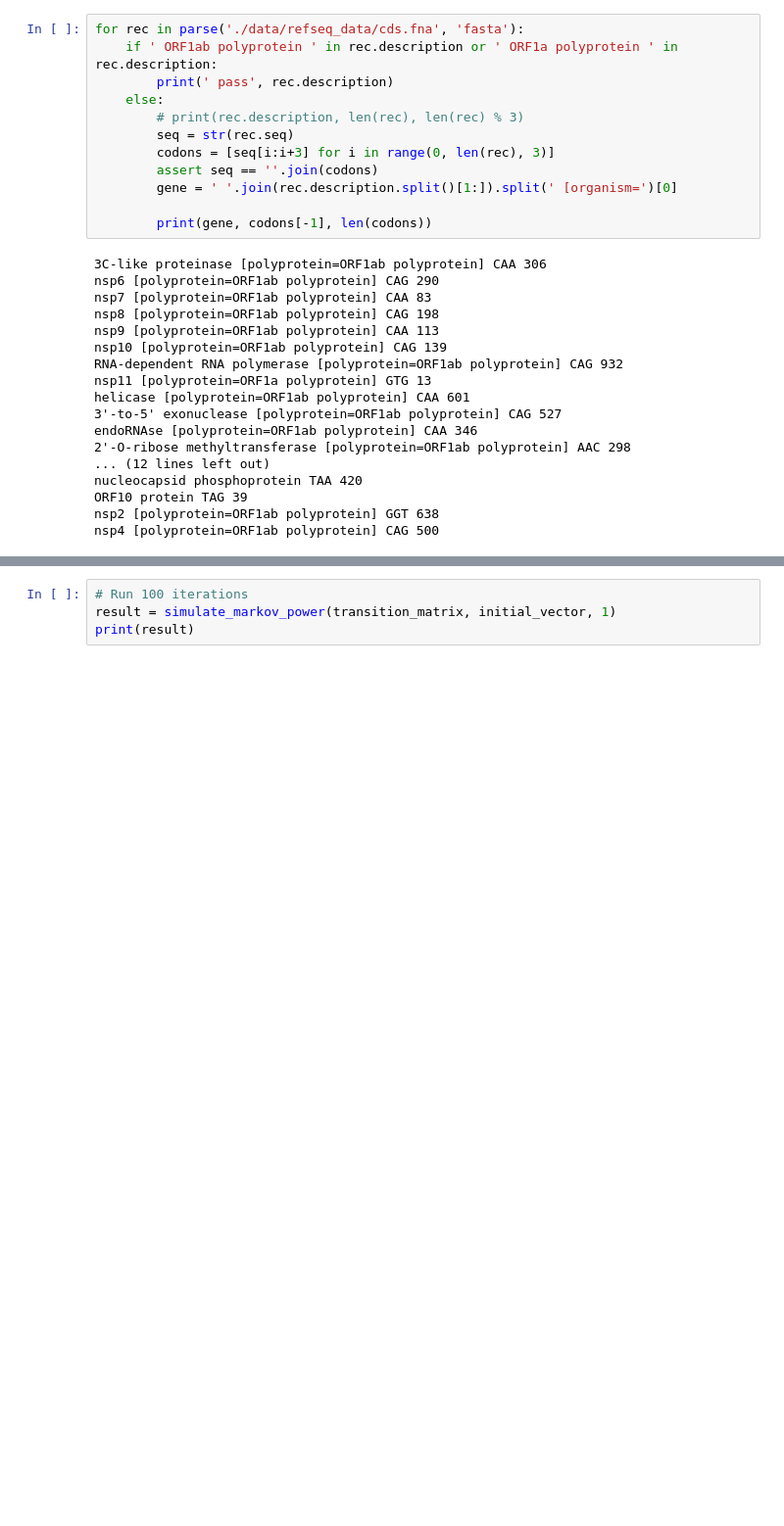
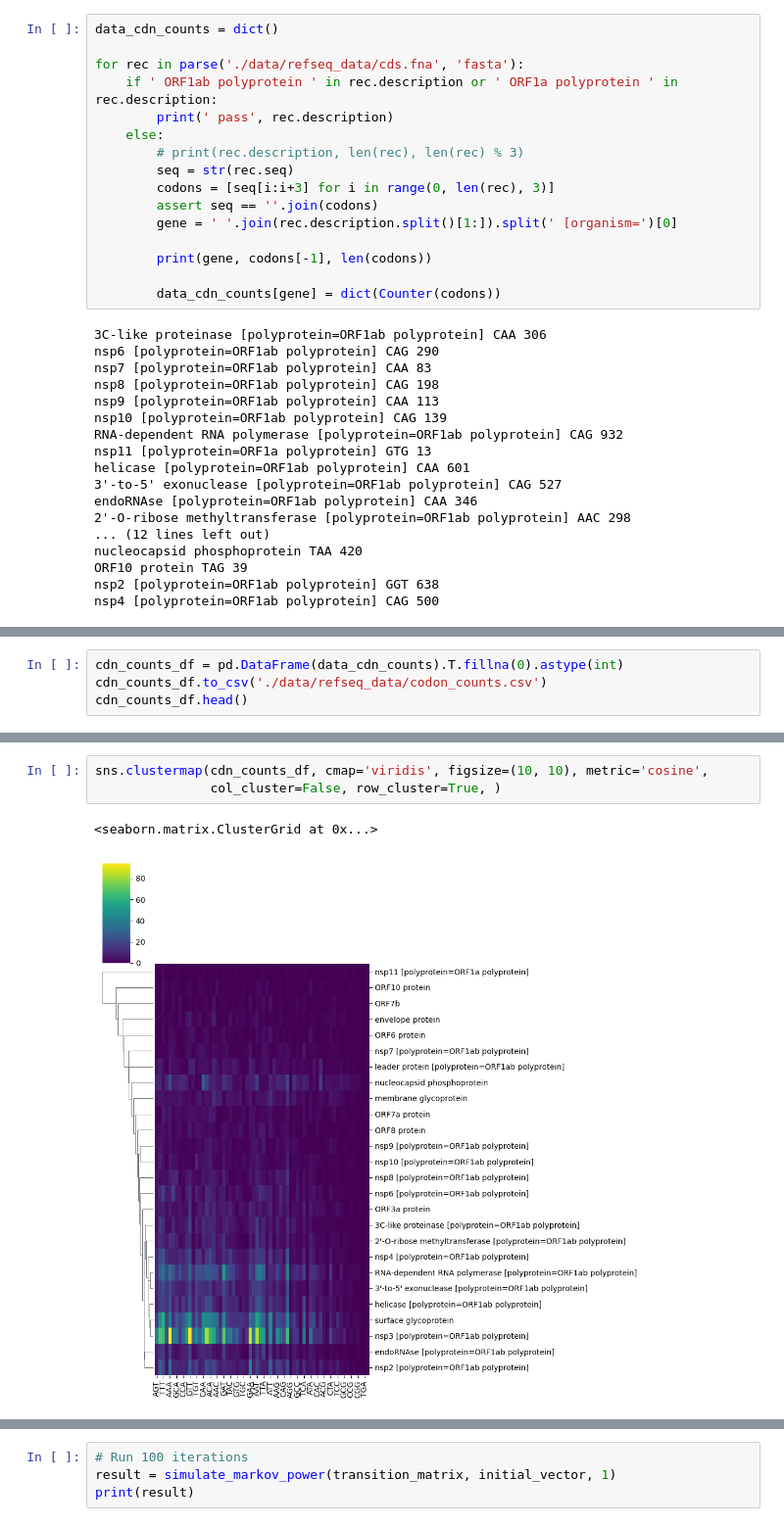
Before and after one commit to mitoclub/RNAViralMutSpec, a Jupyter notebook: sars-cov-2_aa_subst/simulation.ipynb, the cells around one changed output, grey strips where cells are left out. Shown at 98% size. Cells and saved outputs as stored; diff of their text form; blank space fills up the shorter version.

```diff
--- a/sars-cov-2_aa_subst/simulation.ipynb
+++ b/sars-cov-2_aa_subst/simulation.ipynb
@@ -25,4 +38,6 @@ def simulate_markov_power(transition_matrix, initial_vector, num_iterations):
 # %%
+data_cdn_counts = dict()
+
 for rec in parse('./data/refseq_data/cds.fna', 'fasta'):
     if ' ORF1ab polyprotein ' in rec.description or ' ORF1a polyprotein ' in rec.description:
         print(' pass', rec.description)
@@ -34,6 +49,8 @@ for rec in parse('./data/refseq_data/cds.fna', 'fasta'):
         gene = ' '.join(rec.description.split()[1:]).split(' [organism=')[0]
 
         print(gene, codons[-1], len(codons))
+
+        data_cdn_counts[gene] = dict(Counter(codons))
 # %% [output]
 3C-like proteinase [polyprotein=ORF1ab polyprotein] CAA 306
 nsp6 [polyprotein=ORF1ab polyprotein] CAG 290
@@ -88,0 +72,4 @@ Current state after iteration: [0.01477355 0.0164476  0.01712541 0.01480212 0.01
+# %%
+cdn_counts_df = pd.DataFrame(data_cdn_counts).T.fillna(0).astype(int)
+cdn_counts_df.to_csv('./data/refseq_data/codon_counts.csv')
+cdn_counts_df.head()
@@ -88,0 +106,6 @@ Current state after iteration: [0.01477355 0.0164476  0.01712541 0.01480212 0.01
+# %%
+sns.clustermap(cdn_counts_df, cmap='viridis', figsize=(10, 10), metric='cosine',
+               col_cluster=False, row_cluster=True, )
+# %% [output]
+<seaborn.matrix.ClusterGrid at 0x...>
+[figure, added]
```
Also changed, not shown: parts of 33 cells of this notebook, 4 other files.
